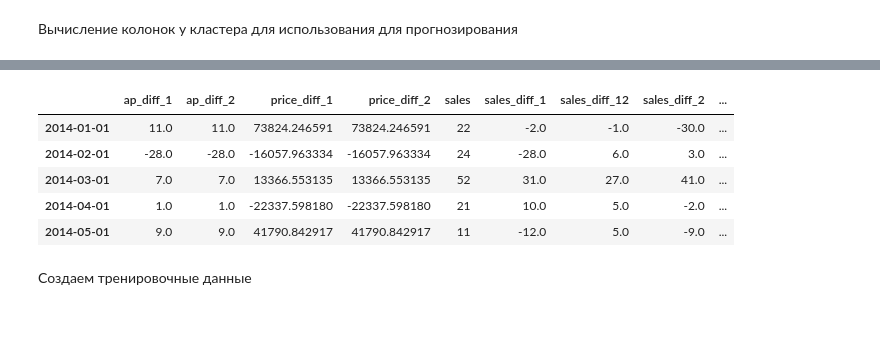
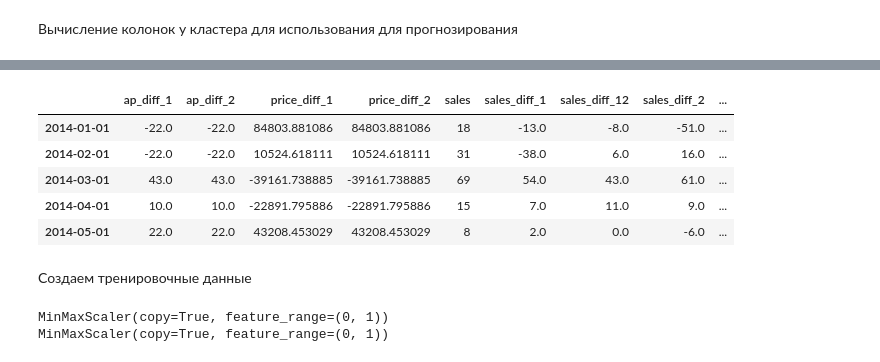
Before and after one commit to crabio/MlSaleForecasting, a Jupyter notebook: SalesForecasting.ipynb, the cells around one changed output, grey strips where cells are left out. Drawn from its saved outputs; the diff is of its cells as text; code cells hidden in the pictures; blank space fills up the shorter version.

```diff
--- a/SalesForecasting.ipynb
+++ b/SalesForecasting.ipynb
@@ -204,50 +207,62 @@ def get_columns_by_corr(material_id):
 
     return list(columns[columns != 0].index)
 # %%
-test_material = 21
+test_material = 417
 
 df = pd.concat([sales.loc[test_material].rename('sales'),\
            sales.loc[test_material].shift(-1).rename('sales_1'),\
            sales.loc[test_material].shift(-2).rename('sales_2'),\
            sales.loc[test_material].shift(-12).rename('sales_12'),\
            sales.loc[test_material].subtract(sales.loc[test_material].shift(-1)).rename('sales_diff_1'),\
            sales.loc[test_material].subtract(sales.loc[test_material].shift(-2)).rename('sales_diff_2'),\
            sales.loc[test_material].subtract(sales.loc[test_material].shift(-12)).rename('sales_diff_12'),\
            stock.loc[test_material].shift(-1).rename('stock_1'),\
            stock.loc[test_material].shift(-2).rename('stock_2'),\
            stock.loc[test_material].subtract(stock.loc[test_material].shift(-1)).rename('stock_diff_1'),\
            stock.loc[test_material].subtract(stock.loc[test_material].shift(-2)).rename('stock_diff_2'),\
            price.loc[test_material].shift(-1).rename('price_1'),\
            price.loc[test_material].shift(-1).rename('price_2'),\
            price.loc[test_material].subtract(price.loc[test_material].shift(-1)).rename('price_diff_1'),\
            price.loc[test_material].subtract(price.loc[test_material].shift(-1)).rename('price_diff_2'),\
            ap.loc[test_material].shift(-1).rename('ap_1'),\
            ap.loc[test_material].shift(-1).rename('ap_2'),\
            ap.loc[test_material].subtract(ap.loc[test_material].shift(-1)).rename('ap_diff_1'),\
            ap.loc[test_material].subtract(ap.loc[test_material].shift(-1)).rename('ap_diff_2')],\
           axis=1)
 
 df.loc[:,'month'] = df.index.month
 
 df = df[get_columns_by_corr(test_material)]
 
 df = df.dropna()
 
 df.head()
 # %% [output]
 |  | ap_diff_1 | ap_diff_2 | price_diff_1 | price_diff_2 | sales | sales_diff_1 | sales_diff_12 | sales_diff_2 | ... |
-| 2014-01-01 | 11.0 | 11.0 | 73824.246591 | 73824.246591 | 22 | -2.0 | -1.0 | -30.0 | ... |
-| 2014-02-01 | -28.0 | -28.0 | -16057.963334 | -16057.963334 | 24 | -28.0 | 6.0 | 3.0 | ... |
-| 2014-03-01 | 7.0 | 7.0 | 13366.553135 | 13366.553135 | 52 | 31.0 | 27.0 | 41.0 | ... |
-| 2014-04-01 | 1.0 | 1.0 | -22337.598180 | -22337.598180 | 21 | 10.0 | 5.0 | -2.0 | ... |
-| 2014-05-01 | 9.0 | 9.0 | 41790.842917 | 41790.842917 | 11 | -12.0 | 5.0 | -9.0 | ... |
+| 2014-01-01 | -22.0 | -22.0 | 84803.881086 | 84803.881086 | 18 | -13.0 | -8.0 | -51.0 | ... |
+| 2014-02-01 | -22.0 | -22.0 | 10524.618111 | 10524.618111 | 31 | -38.0 | 6.0 | 16.0 | ... |
+| 2014-03-01 | 43.0 | 43.0 | -39161.738885 | -39161.738885 | 69 | 54.0 | 43.0 | 61.0 | ... |
+| 2014-04-01 | 10.0 | 10.0 | -22891.795886 | -22891.795886 | 15 | 7.0 | 11.0 | 9.0 | ... |
+| 2014-05-01 | 22.0 | 22.0 | 43208.453029 | 43208.453029 | 8 | 2.0 | 0.0 | -6.0 | ... |
 # %% [markdown]
 Создаем тренировочные данные
 # %%
 from sklearn.model_selection import train_test_split
+from sklearn.preprocessing import MinMaxScaler
 
 X = df[[col for col in df.columns if col != 'sales']]
 
-Y = df.sales
+Y = df.sales.to_frame()
 
-X_train, X_test, Y_train, Y_test = train_test_split(X, Y, test_size=0.2)
+scaler = MinMaxScaler()
+
+print(scaler.fit(X))
+print(scaler.fit(Y))
+
+xscale=scaler.transform(X)
+yscale=scaler.transform(Y)
+
+X_train, X_test, y_train, y_test = train_test_split(xscale, yscale)
+# %% [output]
+MinMaxScaler(copy=True, feature_range=(0, 1))
+MinMaxScaler(copy=True, feature_range=(0, 1))
```
Also changed, not shown: parts of 12 cells of this notebook, 6 other files.
